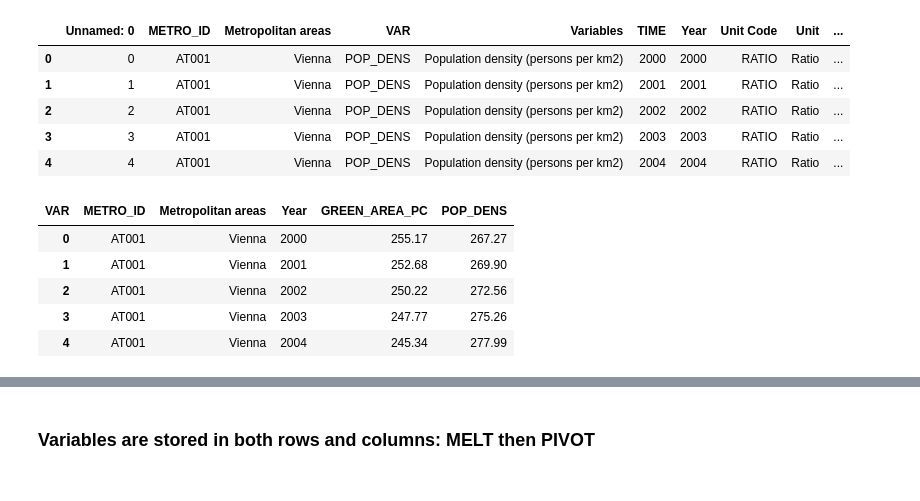
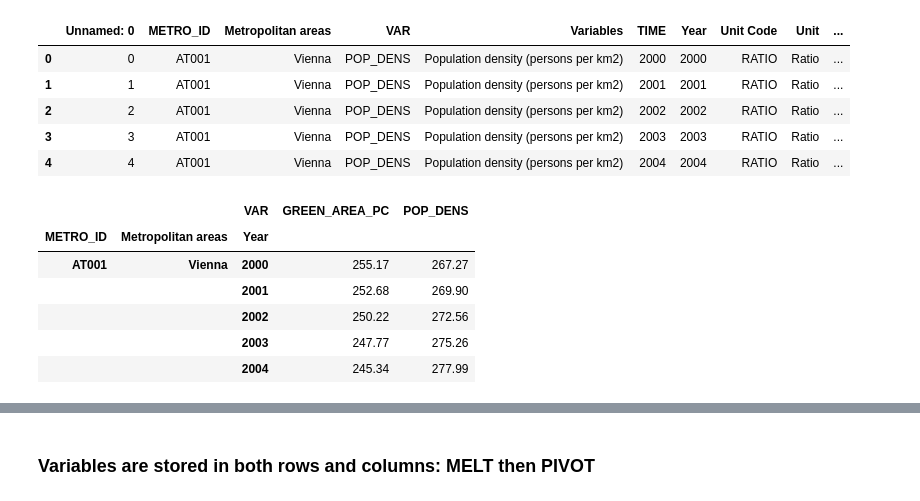
Before and after one commit to jgarciab/wwd2017, a Jupyter notebook: class2/class2b_tidy_data.ipynb, the cells around one changed output, grey strips where cells are left out. Cells and saved outputs as stored; diff of their text form; code cells hidden in the pictures.

```diff
--- a/class2/class2b_tidy_data.ipynb
+++ b/class2/class2b_tidy_data.ipynb
@@ -127,15 +131,17 @@ df.head()
 # %%
 ### Fix
 column_with_values = "Value"
 column_to_split = ["VAR"]
 variables_already_present = ["METRO_ID","Metropolitan areas","Year"]
-df.pivot_table(column_with_values,
+df_fixed = df.pivot_table(column_with_values,
                variables_already_present,
-               column_to_split).reset_index().head()
+               column_to_split)
+df_fixed.head()
 # %% [output]
-| VAR | METRO_ID | Metropolitan areas | Year | GREEN_AREA_PC | POP_DENS |
-| 0 | AT001 | Vienna | 2000 | 255.17 | 267.27 |
-| 1 | AT001 | Vienna | 2001 | 252.68 | 269.90 |
-| 2 | AT001 | Vienna | 2002 | 250.22 | 272.56 |
-| 3 | AT001 | Vienna | 2003 | 247.77 | 275.26 |
-| 4 | AT001 | Vienna | 2004 | 245.34 | 277.99 |
+|  |  | VAR | GREEN_AREA_PC | POP_DENS |
+| METRO_ID | Metropolitan areas | Year |  |  |
+| AT001 | Vienna | 2000 | 255.17 | 267.27 |
+|  |  | 2001 | 252.68 | 269.90 |
+|  |  | 2002 | 250.22 | 272.56 |
+|  |  | 2003 | 247.77 | 275.26 |
+|  |  | 2004 | 245.34 | 277.99 |
```
Also changed, not shown: parts of 38 cells of this notebook, 11 other files.
